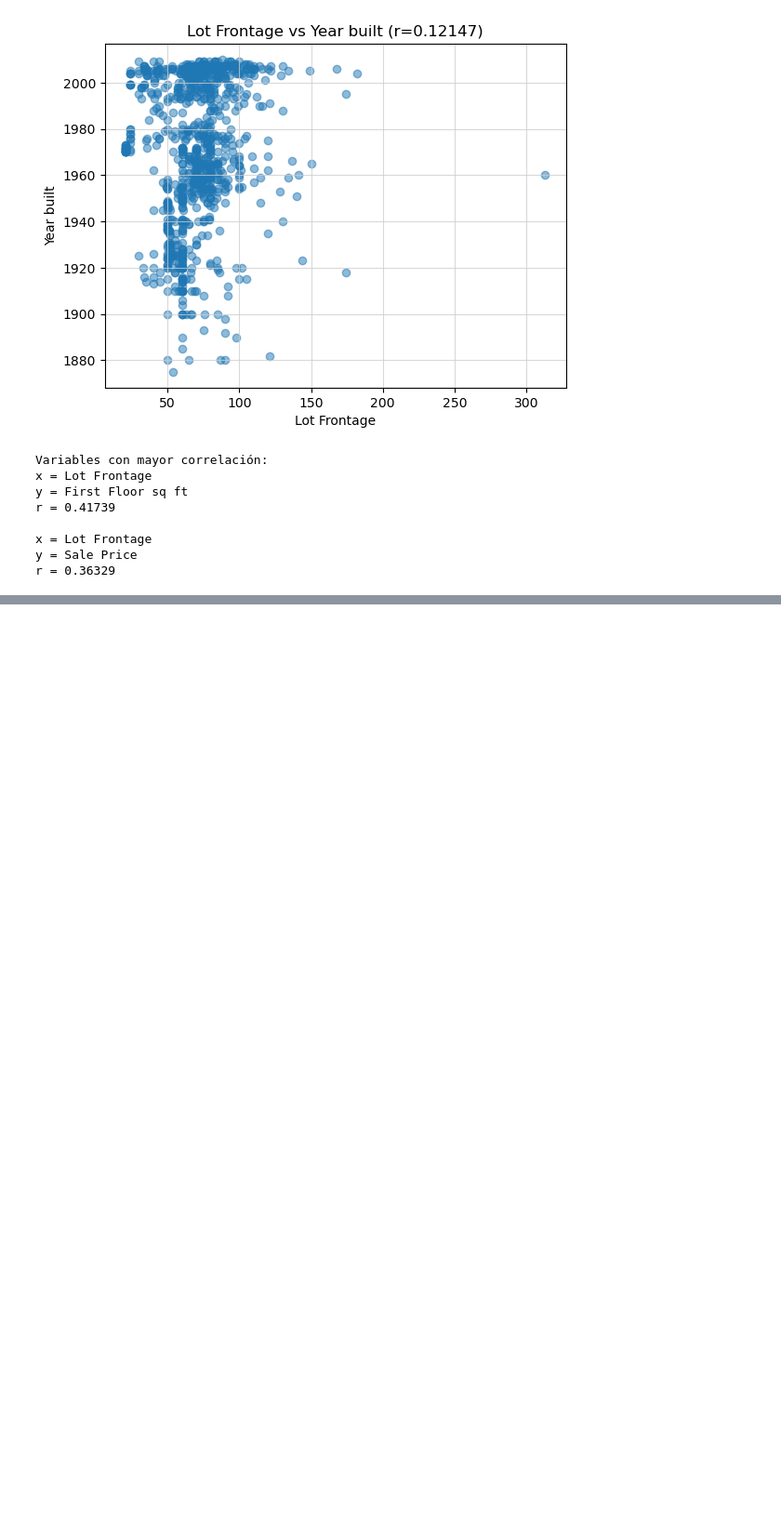
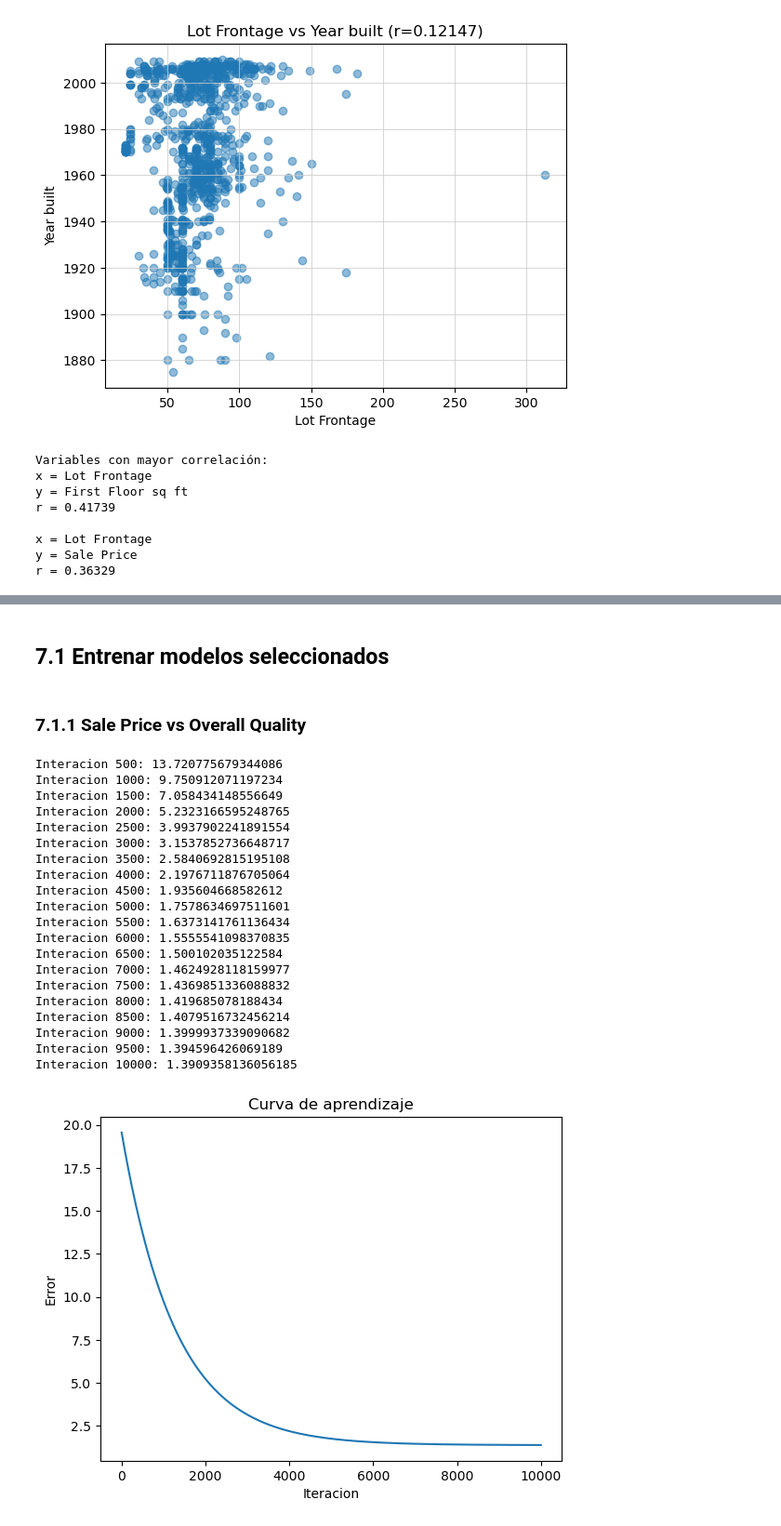
Before and after one commit to SirJose/Proyecto1, a Jupyter notebook: Proyecto1.ipynb, the cells around one changed output, grey strips where cells are left out. Shown at 93% size. Cells and saved outputs as stored; diff of their text form; code cells hidden in the pictures; blank space fills up the shorter version.

```diff
--- a/Proyecto1.ipynb
+++ b/Proyecto1.ipynb
@@ -465,3 +471,38 @@ Aqui va plot de modelo
 # totalrooms = trainingData[:,3]
 # yearbuilt = trainingData[:,4]
 # lotfrontage = trainingData[:,5]
+# %% [markdown]
+## 7.1 Entrenar modelos seleccionados
+# %% [markdown]
+### 7.1.1 Sale Price vs Overall Quality
+# %%
+e = 10000
+error = 500
+alpha = 0.00000000000001
+
+modelo1 = ModeloRegresionLineal()
+parametros, errores = modelo1.entrenarModelo(saleprice,overallquality,e,error,alpha)
+modelo1.plotCurvaAprendizaje()
+modelo1.plotModelo(1000)
+# %% [output]
+Interacion 500: 13.720775679344086
+Interacion 1000: 9.750912071197234
+Interacion 1500: 7.058434148556649
+Interacion 2000: 5.2323166595248765
+Interacion 2500: 3.9937902241891554
+Interacion 3000: 3.1537852736648717
+Interacion 3500: 2.5840692815195108
+Interacion 4000: 2.1976711876705064
+Interacion 4500: 1.935604668582612
+Interacion 5000: 1.7578634697511601
+Interacion 5500: 1.6373141761136434
+Interacion 6000: 1.5555541098370835
+Interacion 6500: 1.500102035122584
+Interacion 7000: 1.4624928118159977
+Interacion 7500: 1.4369851336088832
+Interacion 8000: 1.419685078188434
+Interacion 8500: 1.4079516732456214
+Interacion 9000: 1.3999937339090682
+Interacion 9500: 1.394596426069189
+Interacion 10000: 1.3909358136056185
+[figure, added]
```
Also changed, not shown: parts of 21 cells of this notebook.
